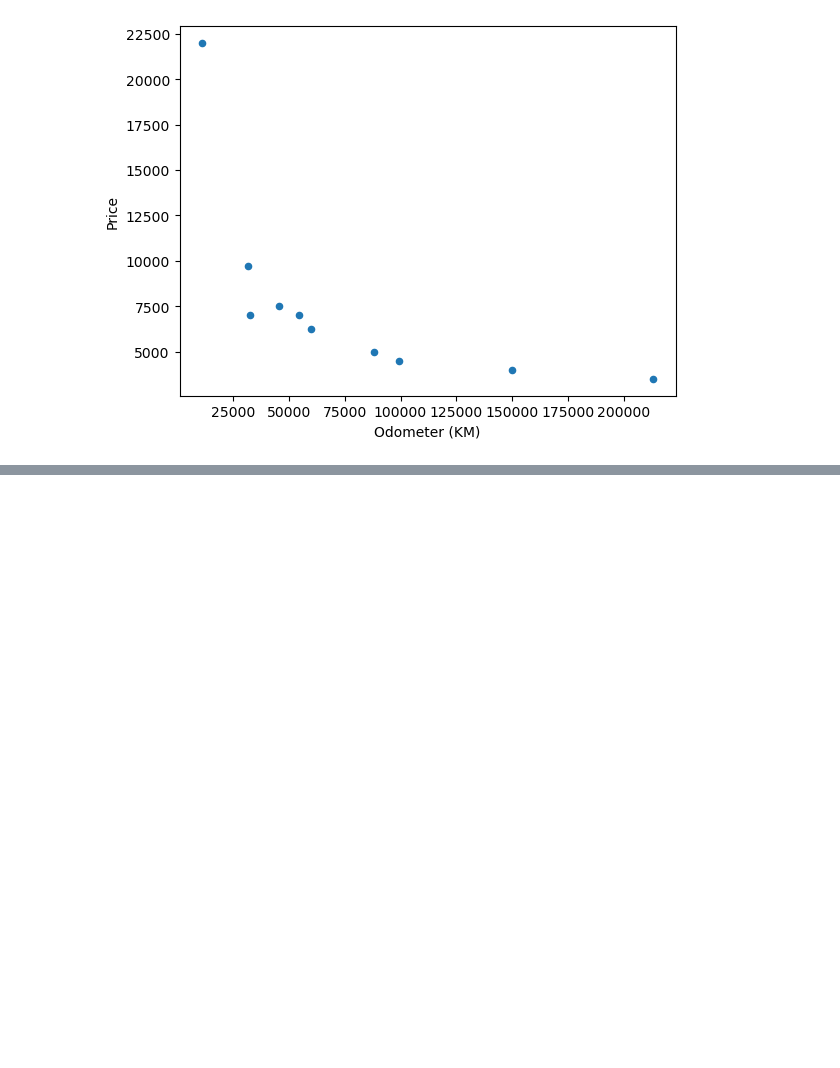
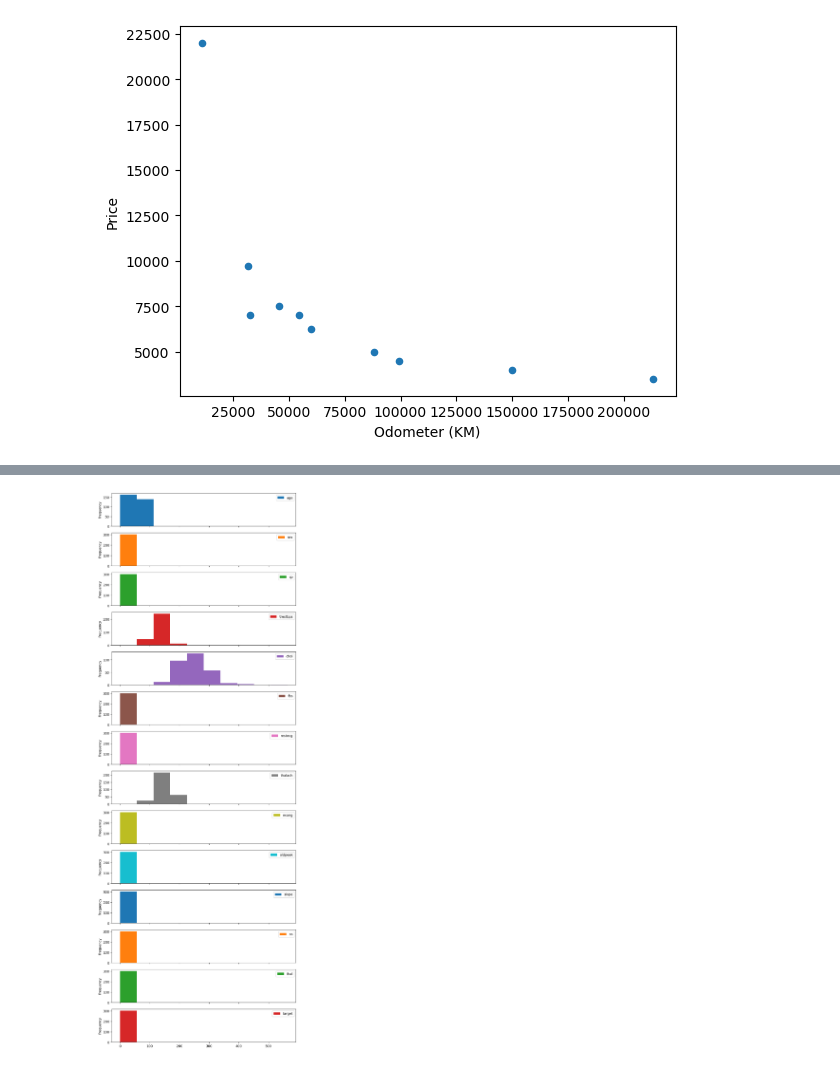
Before and after one commit to aburnley88/PythonDataScience, a Jupyter notebook: sampleProj1/Matplotlib.ipynb, the cells around one changed output, grey strips where cells are left out. Cells and saved outputs as stored; diff of their text form; code cells hidden in the pictures; blank space fills up the shorter version.

```diff
--- a/sampleProj1/Matplotlib.ipynb
+++ b/sampleProj1/Matplotlib.ipynb
@@ -322,0 +347,4 @@ car_sales.plot(x="Odometer (KM)", y="Price", kind="scatter");
+# %%
+heart_disease.plot.hist(figsize=(10,30), subplots=True);
+# %% [output]
+[figure, added]
```
Also changed, not shown: parts of 40 cells of this notebook.
